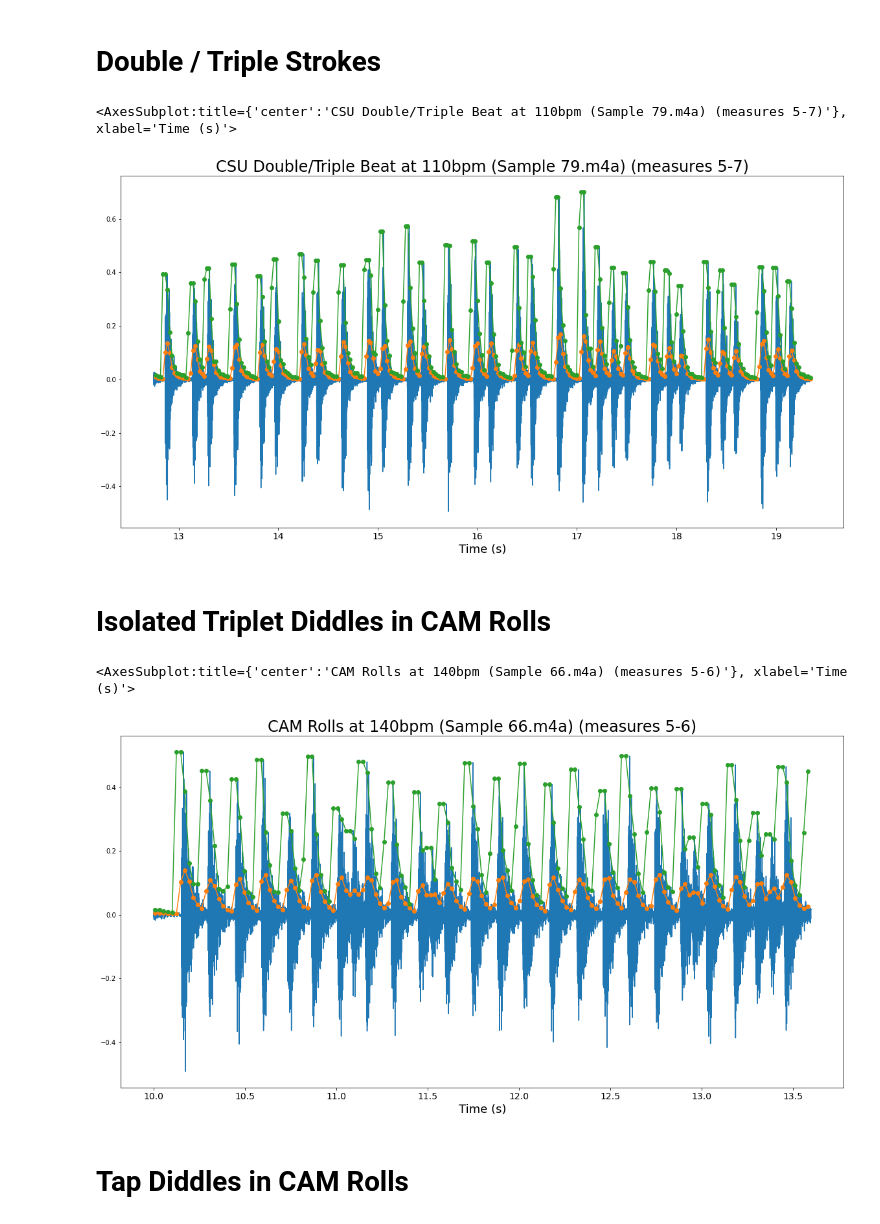
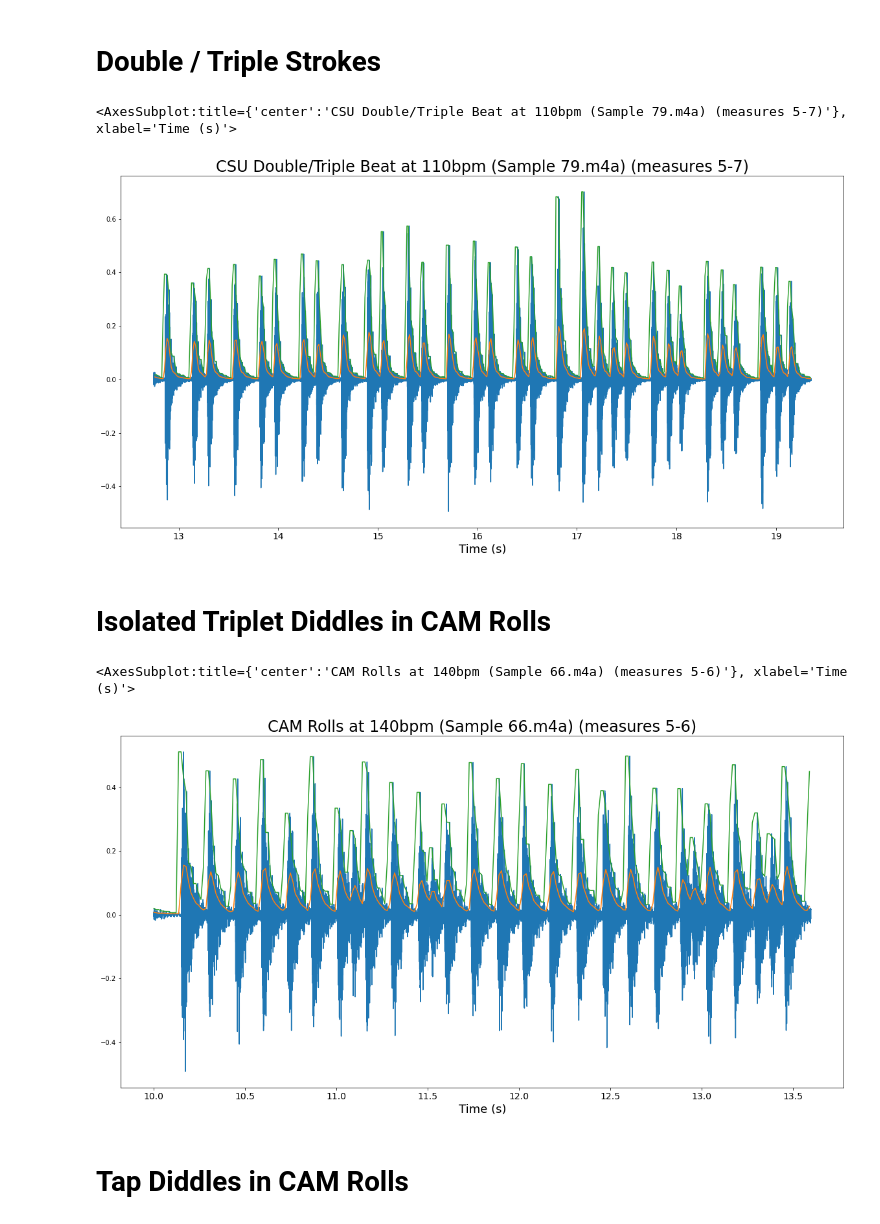
Before and after one commit to prestondunton/rhythm_regression, a Jupyter notebook: Amplitude_Envelope_and_RMS_Energy.ipynb, the cells around one changed output. Drawn from its saved outputs; the diff is of its cells as text; code cells hidden in the pictures.

```diff
--- a/Amplitude_Envelope_and_RMS_Energy.ipynb
+++ b/Amplitude_Envelope_and_RMS_Energy.ipynb
@@ -10,6 +10,8 @@ import warnings
 warnings.filterwarnings('ignore')
 
 SAMPLING_RATE = 22050
+HOP_LENGTH = 300
+FRAME_LENGTH = 600
 # %% [markdown]
 # Analysis Goals
 
@@ -68,22 +75,32 @@ nbt.plot_amplitude_envelope(signals[0], title=plot_titles[0] + ' (measures 1-2)'
 time_range = (12.75, 19.35)
 
 axs = nbt.plot_signal(signals[2], time_range=time_range)
-axs = nbt.plot_rms_energy(signals[2], time_range=time_range, fmt='-o', original_signal=False, axs=axs)
-nbt.plot_amplitude_envelope(signals[2], title=plot_titles[2] + ' (measures 5-7)', time_range=time_range, fmt='-o', original_signal=False, axs=axs)
+
+axs = nbt.plot_rms_energy(signals[2], frame_size=FRAME_LENGTH, hop_length=HOP_LENGTH, time_range=time_range,
+                          fmt='-', original_signal=False, axs=axs)
+
+nbt.plot_amplitude_envelope(signals[2], frame_size=FRAME_LENGTH, hop_length=HOP_LENGTH,
+                            title=plot_titles[2] + ' (measures 5-7)', time_range=time_range,
+                            fmt='-', original_signal=False, axs=axs)
 # %% [output]
 <AxesSubplot:title={'center':'CSU Double/Triple Beat at 110bpm (Sample 79.m4a) (measures 5-7)'}, xlabel='Time (s)'>
-[figure, old version]
+[figure, new version]
 # %% [markdown]
 # Isolated Triplet Diddles in CAM Rolls
 # %%
 time_range = (10, 13.6)
 
 axs = nbt.plot_signal(signals[1], time_range=time_range)
-axs = nbt.plot_rms_energy(signals[1], time_range=time_range, fmt='-o', original_signal=False, axs=axs)
-nbt.plot_amplitude_envelope(signals[1], title=plot_titles[1] + ' (measures 5-6)', time_range=time_range, fmt='-o', original_signal=False, axs=axs)
+
+axs = nbt.plot_rms_energy(signals[1], frame_size=FRAME_LENGTH, hop_length=HOP_LENGTH, time_range=time_range,
+                          fmt='-', original_signal=False, axs=axs)
+
+nbt.plot_amplitude_envelope(signals[1], frame_size=FRAME_LENGTH, hop_length=HOP_LENGTH,
+                            title=plot_titles[1] + ' (measures 5-6)', time_range=time_range,
+                            fmt='-', original_signal=False, axs=axs)
 # %% [output]
 <AxesSubplot:title={'center':'CAM Rolls at 140bpm (Sample 66.m4a) (measures 5-6)'}, xlabel='Time (s)'>
-[figure, old version]
+[figure, new version]
 # %% [markdown]
 # Tap Diddles in CAM Rolls
 # %%
```
Also changed, not shown: parts of 4 cells of this notebook.
